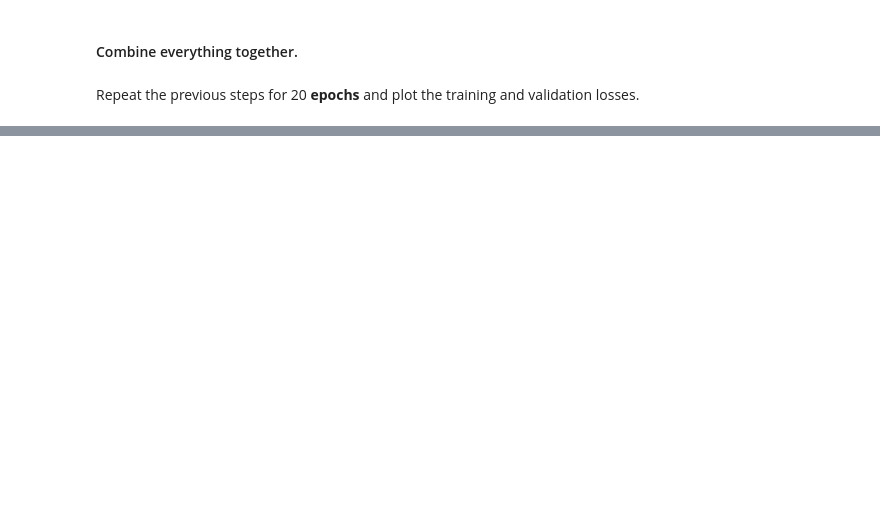
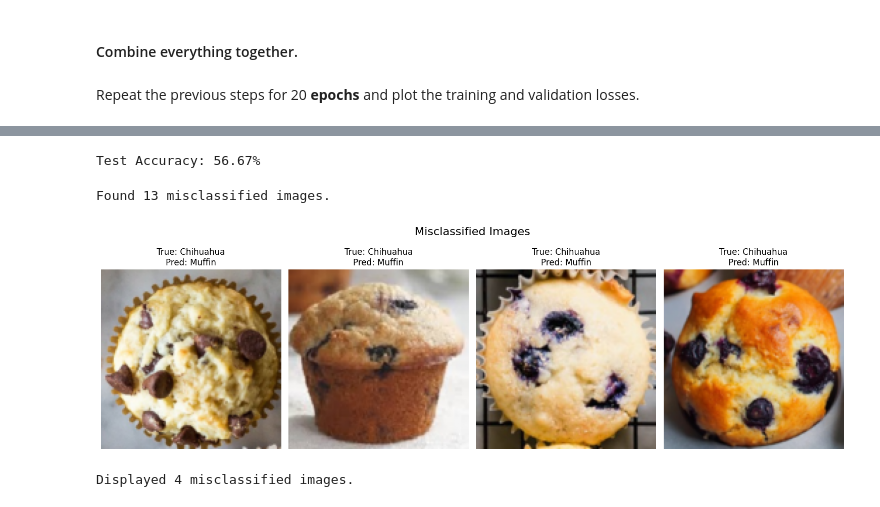
Before and after one commit to Tan-witya/stat, a Jupyter notebook: Lab09_Neural_Networks.ipynb, the cells around one changed output, grey strips where cells are left out. Saved outputs shown, nothing was run; the diff lists cells and outputs as text; code cells hidden in the pictures; blank space fills up the shorter version.

```diff
--- a/Lab09_Neural_Networks.ipynb
+++ b/Lab09_Neural_Networks.ipynb
@@ -287,7 +287,4 @@ with torch.no_grad():
   y_hat = y_hat[:, 0]
   y_hat = (y_hat > 0.5).float()  # the predictions
   ##TODO: compute accuracy
-# %%
-model = SimpleLogisticRegression()
-criterion = nn.CrossEntropyLoss()
 # %%
@@ -430,0 +373,70 @@ Training with learning rate: 1e-05
+# %%
+model.eval()
+
+correct = 0
+total = 0
+
+with torch.no_grad():
+    for X, y in test_loader:
+        output = model(X)
+
+        # Convert logits to probabilities
+        y_prob = torch.sigmoid(output.squeeze())
+
+        # Convert probabilities to predictions (0 or 1)
+        y_hat = (y_prob > 0.5).float()
+
+        correct += (y_hat == y).sum().item()
+        total += y.size(0)
+
+accuracy = 100 * correct / total
+print(f"Test Accuracy: {accuracy:.2f}%")
+# %% [output]
+Test Accuracy: 56.67%
+# %%
+model_1e_5 = trained_models[1e-5]
+model_1e_5.eval()
+
+misclassified_images = []
+misclassified_true_labels = []
+misclassified_predicted_labels = []
+# %%
+with torch.no_grad():
+    for X, y_true in test_loader:
+        # Get model predictions (logits)
+        output = model_1e_5(X)
+
+        # Apply sigmoid to get probabilities and convert to binary predictions
+        y_prob = torch.sigmoid(output.squeeze())
+        y_pred = (y_prob > 0.5).float()
+
+        # Identify misclassified samples
+        incorrect_indices = (y_pred != y_true).nonzero(as_tuple=True)[0]
+
+        for idx in incorrect_indices:
+            misclassified_images.append(X[idx].cpu().numpy().transpose(1, 2, 0)) # Convert to HWC format for plotting
+            misclassified_true_labels.append(y_true[idx].item())
+            misclassified_predicted_labels.append(y_pred[idx].item())
+
+print(f"Found {len(misclassified_images)} misclassified images.")
+# %% [output]
+Found 13 misclassified images.
+# %%
+num_to_display = min(4, len(misclassified_images))
+
+plt.figure(figsize=(15, 5))
+for i in range(num_to_display):
+    plt.subplot(1, num_to_display, i + 1)
+    plt.imshow(misclassified_images[i])
+    true_label = "Muffin" if misclassified_true_labels[i] == 0 else "Chihuahua"
+    pred_label = "Muffin" if misclassified_predicted_labels[i] == 0 else "Chihuahua"
+    plt.title(f"True: {true_label}\nPred: {pred_label}")
+    plt.axis('off')
+plt.suptitle('Misclassified Images', fontsize=16)
+plt.tight_layout(rect=[0, 0.03, 1, 0.95])
+plt.show()
+
+print(f"Displayed {num_to_display} misclassified images.")
+# %% [output]
+[figure, added]
+Displayed 4 misclassified images.
```
Also changed, not shown: parts of 7 cells of this notebook.
